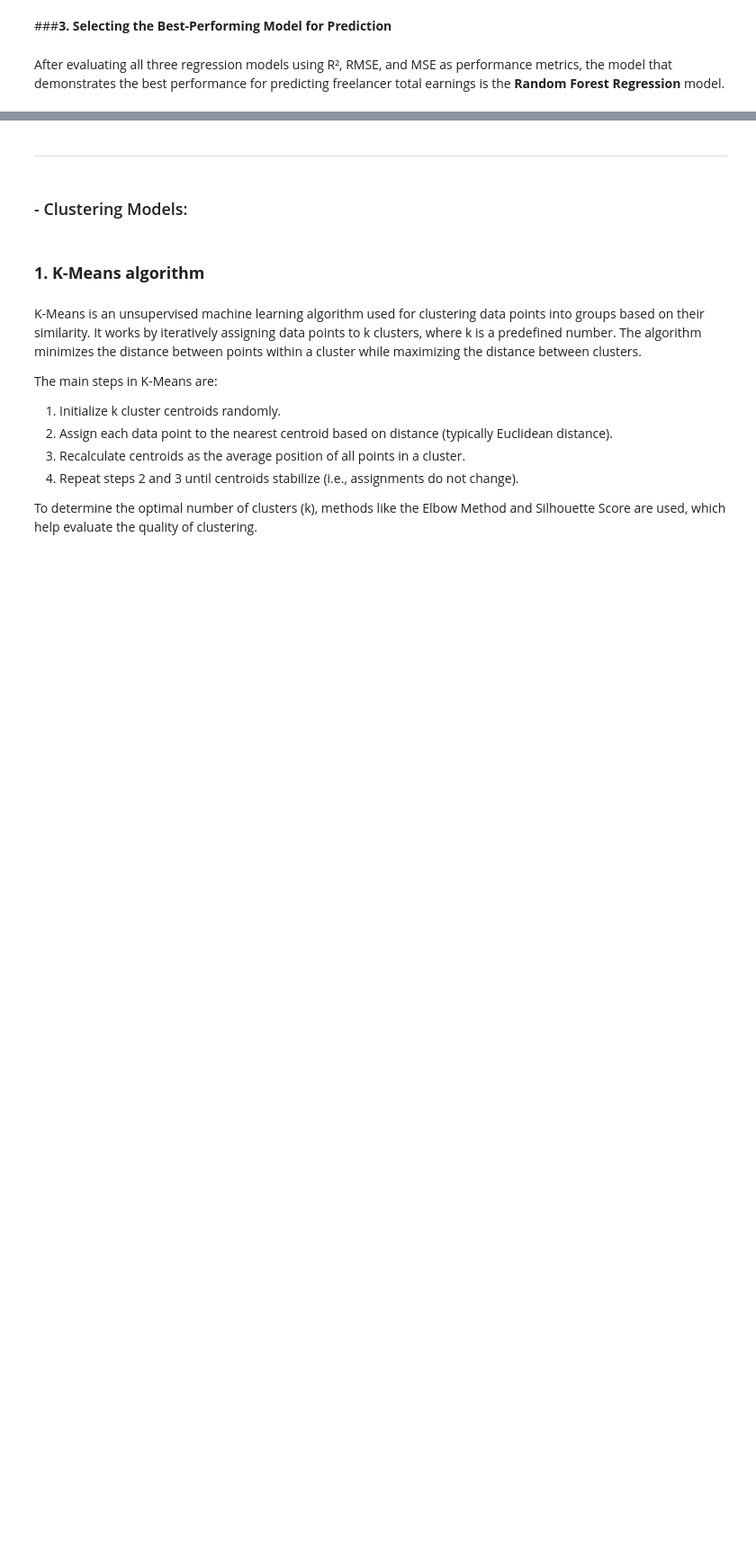
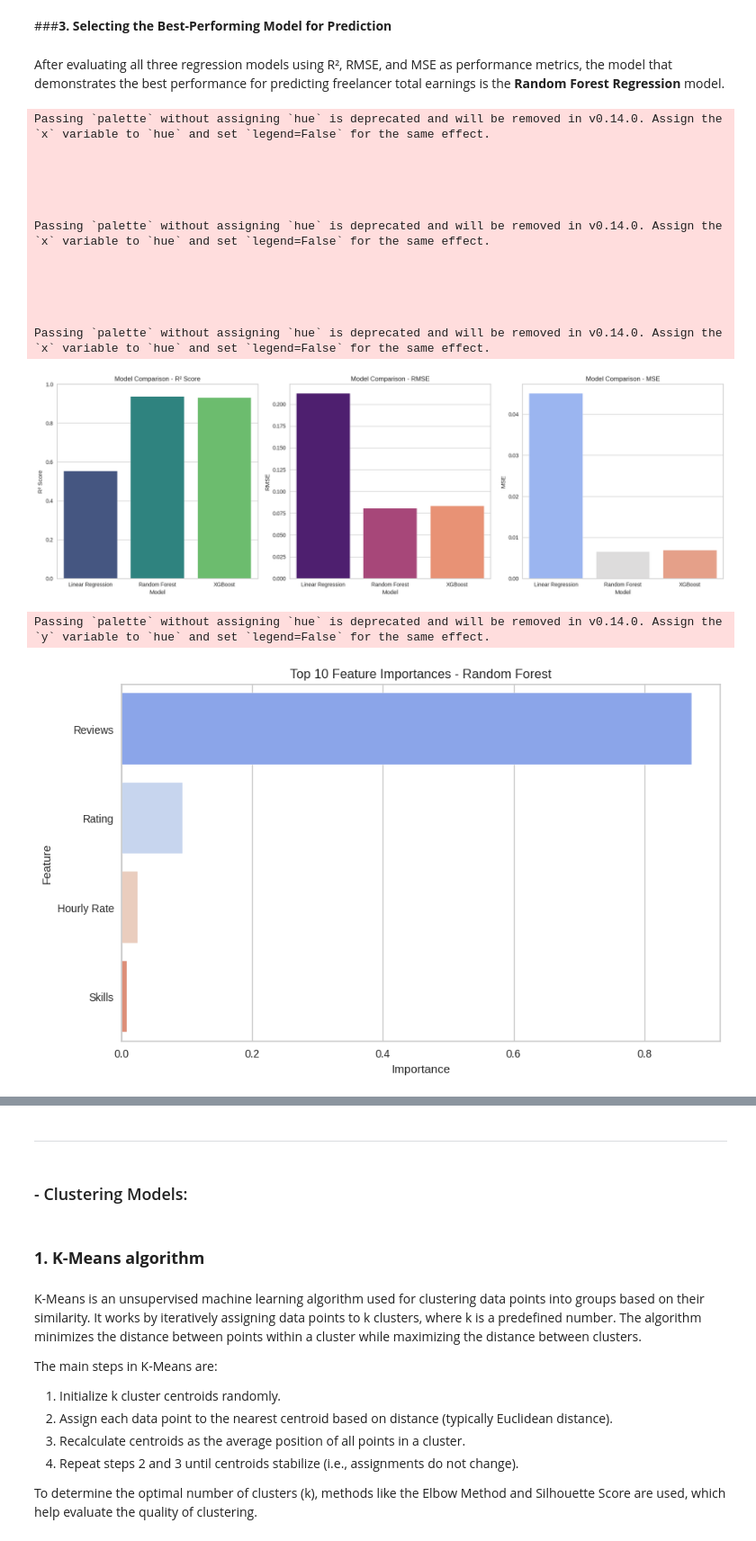
Before and after one commit to iRoseM/Freelancing-Trends--IT362, a Jupyter notebook: IT362_groub_6.ipynb, the cells around one changed output, grey strips where cells are left out. Shown at 90% size. Drawn from its saved outputs; the diff is of its cells as text; code cells hidden in the pictures; blank space fills up the shorter version.

```diff
--- a/IT362_groub_6.ipynb
+++ b/IT362_groub_6.ipynb
@@ -1572,6 +1620,75 @@ The XGBoost also performs well, with an R² score of 0.6972, slightly below Rand
 ###**3. Selecting the Best-Performing Model for Prediction**
 # %% [markdown]
 After evaluating all three regression models using R², RMSE, and MSE as performance metrics, the model that demonstrates the best performance for predicting freelancer total earnings is the **Random Forest Regression** model.
+# %%
+import matplotlib.pyplot as plt
+import seaborn as sns
+
+# Create a DataFrame to compare models
+model_results = pd.DataFrame({
+    'Model': ['Linear Regression', 'Random Forest', 'XGBoost'],
+    'R2 Score': [lr_r2, rf_r2, xgb_r2],
+    'RMSE': [lr_rmse, rf_rmse, xgb_rmse],
+    'MSE': [lr_mse, rf_mse, xgb_mse]
+})
+
+# Create a figure with 1 row and 3 columns
+fig, axes = plt.subplots(1, 3, figsize=(18, 6))
+
+# R² Bar plot
+sns.barplot(x='Model', y='R2 Score', data=model_results, palette='viridis', ax=axes[0])
+axes[0].set_title('Model Comparison - R² Score')
+axes[0].set_ylim(0, 1)  # R² score is between 0 and 1
+axes[0].set_ylabel('R² Score')
+axes[0].set_xlabel('Model')
+
+# RMSE Bar plot
+sns.barplot(x='Model', y='RMSE', data=model_results, palette='magma', ax=axes[1])
+axes[1].set_title('Model Comparison - RMSE')
+axes[1].set_ylabel('RMSE')
+axes[1].set_xlabel('Model')
+
+# MSE Bar plot
+sns.barplot(x='Model', y='MSE', data=model_results, palette='coolwarm', ax=axes[2])
+axes[2].set_title('Model Comparison - MSE')
+axes[2].set_ylabel('MSE')
+axes[2].set_xlabel('Model')
+
+# Adjust layout for better spacing
+plt.tight_layout()
+plt.show()
+
+# Feature Importances for Random Forest
+rf_importances = rf_model.feature_importances_
+feature_names = X_train.columns
+
+# Sort feature importances
+importances_df = pd.DataFrame({'Feature': feature_names, 'Importance': rf_importances})
+importances_df = importances_df.sort_values(by='Importance', ascending=False).head(10)  # Top 10 features
+
+plt.figure(figsize=(10, 6))
+sns.barplot(x='Importance', y='Feature', data=importances_df, palette='coolwarm')
+plt.title('Top 10 Feature Importances - Random Forest')
+plt.xlabel('Importance')
+plt.ylabel('Feature')
+plt.show()
+# %% [output]
+Passing `palette` without assigning `hue` is deprecated and will be removed in v0.14.0. Assign the `x` variable to `hue` and set `legend=False` for the same effect.
+
+
+
+
+
+Passing `palette` without assigning `hue` is deprecated and will be removed in v0.14.0. Assign the `x` variable to `hue` and set `legend=False` for the same effect.
+
+
+
+
+
+Passing `palette` without assigning `hue` is deprecated and will be removed in v0.14.0. Assign the `x` variable to `hue` and set `legend=False` for the same effect.
+[figure, added]
+Passing `palette` without assigning `hue` is deprecated and will be removed in v0.14.0. Assign the `y` variable to `hue` and set `legend=False` for the same effect.
+[figure, added]
 # %% [markdown]
 **Model Comparison Summary**
 
```
Also changed, not shown: parts of 45 cells of this notebook.
